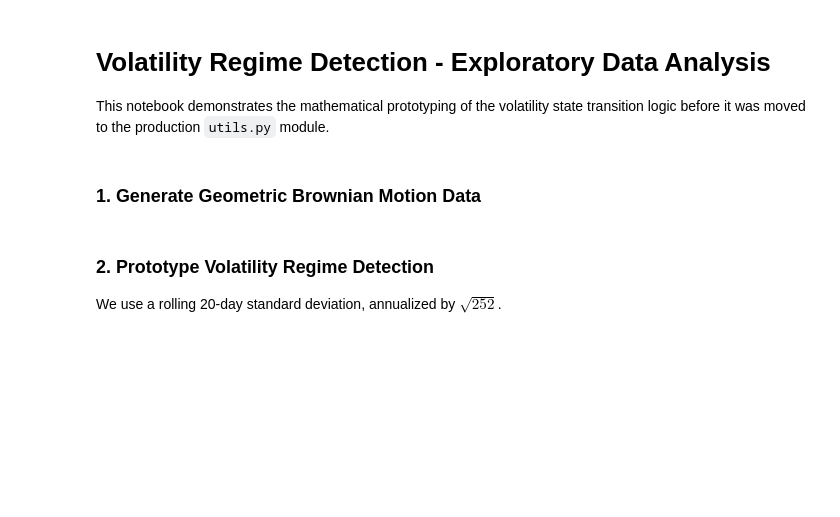
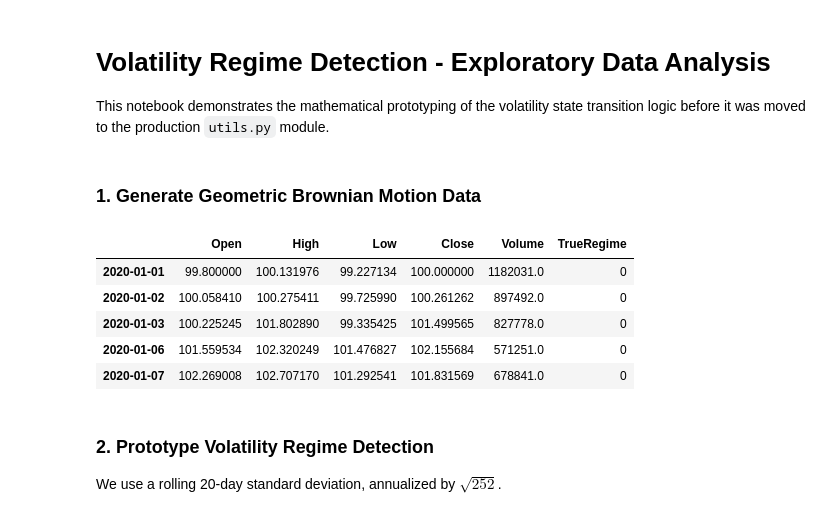
Before and after one commit to shreyescodes/vol-regime-backtester, a Jupyter notebook: notebooks/exploration.ipynb, the cells around one changed output. Saved outputs shown, nothing was run; the diff lists cells and outputs as text; code cells hidden in the pictures; blank space fills up the shorter version.

```diff
--- a/notebooks/exploration.ipynb
+++ b/notebooks/exploration.ipynb
@@ -17,8 +17,15 @@ plt.style.use('dark_background')
 # %% [markdown]
 ### 1. Generate Geometric Brownian Motion Data
 # %%
-df = load_sample_data(num_days=500, initial_price=100.0)
+df = load_sample_data(n_days=500)
 df.head()
+# %% [output]
+|  | Open | High | Low | Close | Volume | TrueRegime |
+| 2020-01-01 | 99.800000 | 100.131976 | 99.227134 | 100.000000 | 1182031.0 | 0 |
+| 2020-01-02 | 100.058410 | 100.275411 | 99.725990 | 100.261262 | 897492.0 | 0 |
+| 2020-01-03 | 100.225245 | 101.802890 | 99.335425 | 101.499565 | 827778.0 | 0 |
+| 2020-01-06 | 101.559534 | 102.320249 | 101.476827 | 102.155684 | 571251.0 | 0 |
+| 2020-01-07 | 102.269008 | 102.707170 | 101.292541 | 101.831569 | 678841.0 | 0 |
 # %% [markdown]
 ### 2. Prototype Volatility Regime Detection
 We use a rolling 20-day standard deviation, annualized by $\sqrt{252}$.
```
Also changed, not shown: parts of 1 cell of this notebook, 3 other files.
